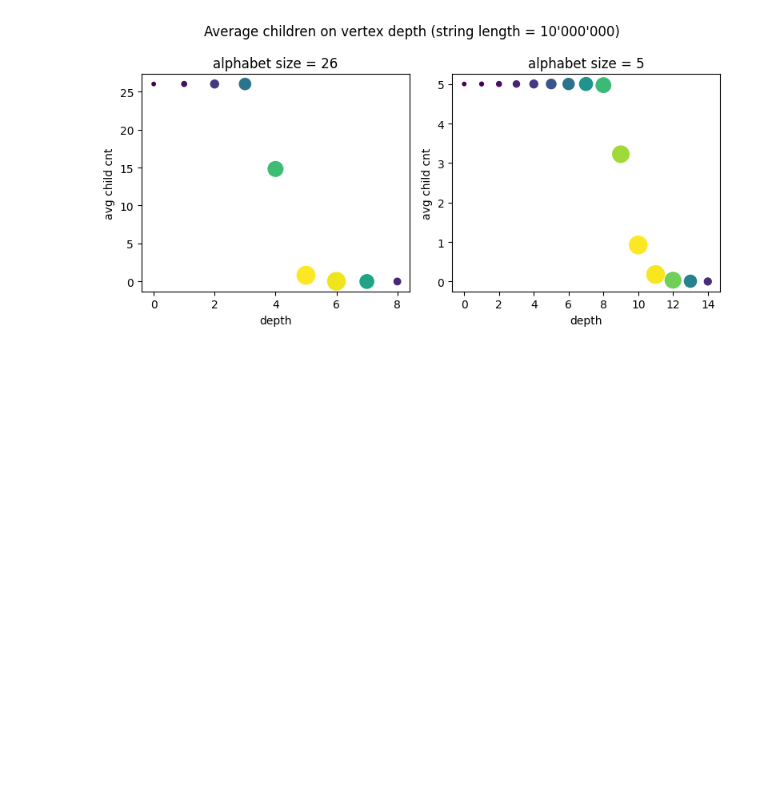
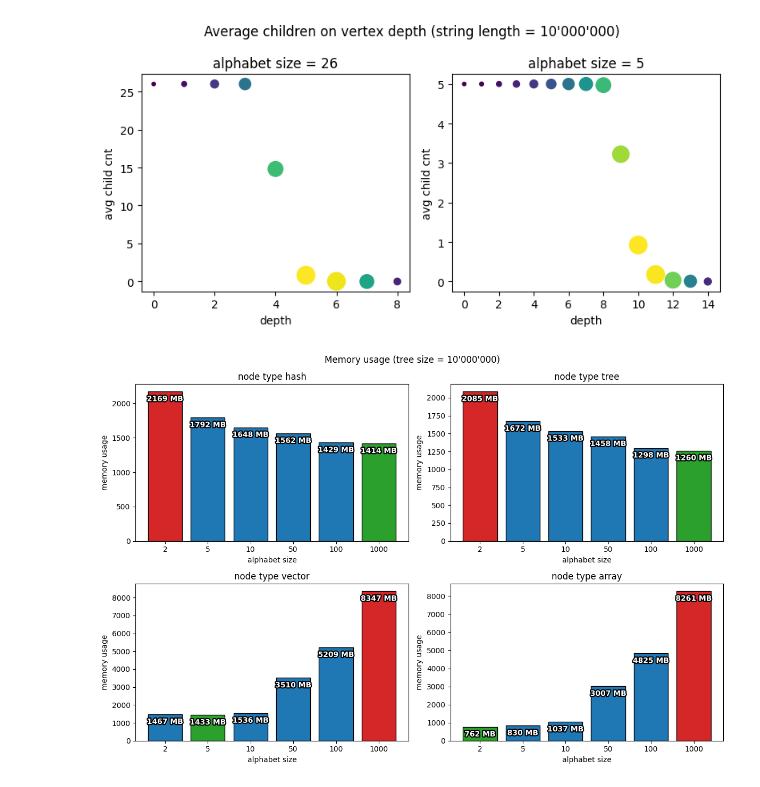
Before and after one commit to davidokk/course-work4, a Jupyter notebook: graphics_v1/graphics.ipynb, the cells around one changed output. Drawn from its saved outputs; the diff is of its cells as text; code cells hidden in the pictures; blank space fills up the shorter version.

```diff
--- a/graphics_v1/graphics.ipynb
+++ b/graphics_v1/graphics.ipynb
@@ -125,3 +125,42 @@ fig.tight_layout()
 plt.show()
 # %% [output]
 [figure]
+# %%
+from matplotlib.patheffects import withStroke
+
+v = read_numbers_from_file("memory_usage.txt")
+
+fig, ax = plt.subplots(figsize=(12,8), ncols=2, nrows=2)
+
+types = ["hash", "tree", "vector", "array"]
+alph = [str(int(i)) for i in v[0]]
+
+def maxMinColors(s):
+    colors = []
+    for i in s:
+        if i == max(s):
+            colors.append("tab:red")
+        elif i == min(s):
+            colors.append("tab:green")
+        else:
+            colors.append("tab:blue")
+    return colors
+
+for i, node_type in enumerate(types):
+    p = ax[i // 2][i % 2]
+
+    s = v[i + 1]
+    # norm = plt.Normalize(vmin=min(s), vmax=max(s))
+    # colors = plt.cm.RdYlGn_r(norm(s))
+
+    bar = p.bar(alph, s, edgecolor='black', color=maxMinColors(s))
+    p.bar_label(bar, padding=-15, color='white', fontweight='bold', fmt='%.0f MB', path_effects=[withStroke(linewidth=3, foreground='black')])
+    p.title.set_text("node type {}".format(node_type))
+    p.set_xlabel("alphabet size")
+    p.set_ylabel("memory usage")
+
+fig.suptitle("Memory usage (tree size = 10'000'000)")
+fig.tight_layout()
+plt.show()
+# %% [output]
+[figure, added]
```
Also changed, not shown: parts of 1 cell of this notebook, 5 other files.
